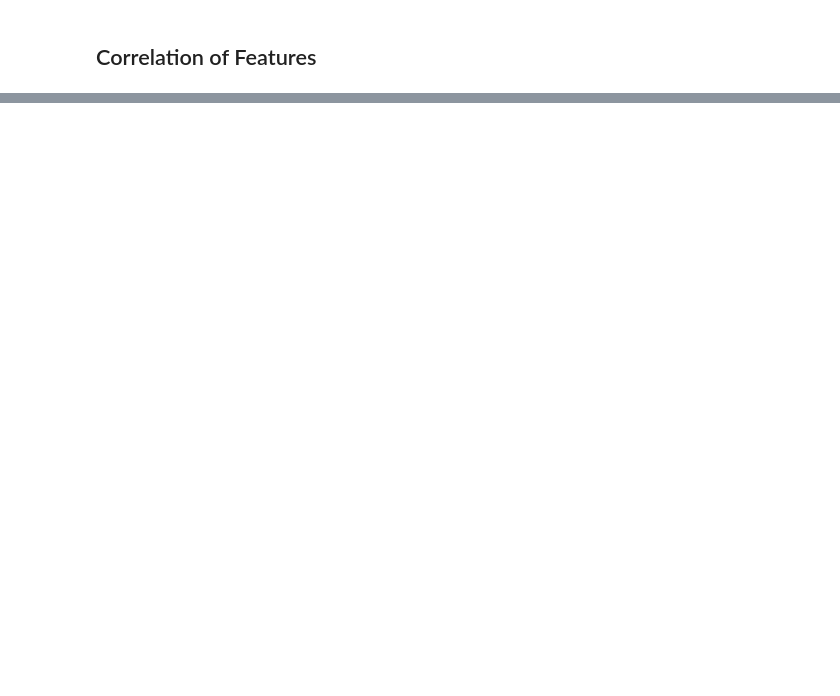
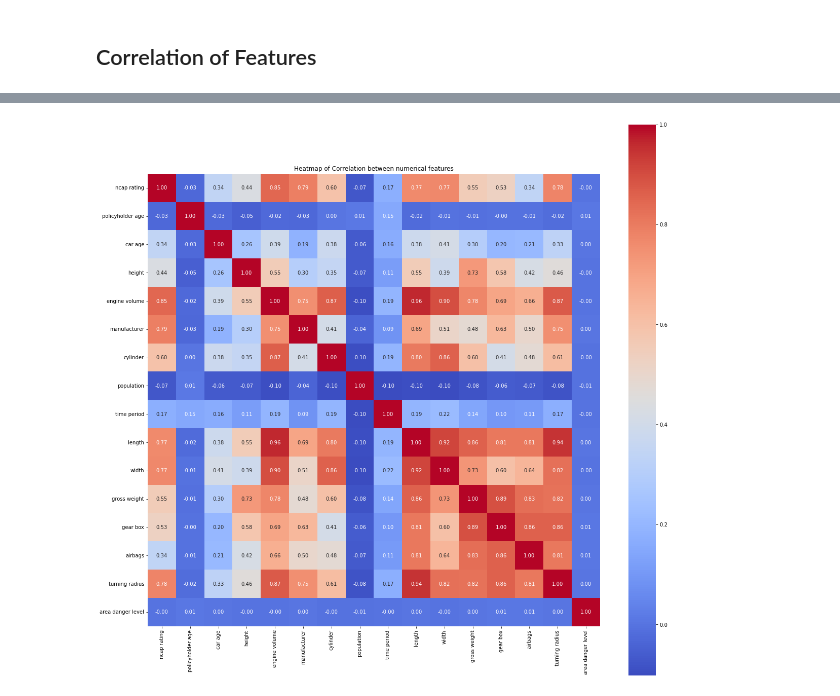
Before and after one commit to Rurushu13/IVAA-Hackaton, a Jupyter notebook: main3.ipynb, the cells around one changed output, grey strips where cells are left out. Cells and saved outputs as stored; diff of their text form; code cells hidden in the pictures; blank space fills up the shorter version.

```diff
--- a/main3.ipynb
+++ b/main3.ipynb
@@ -211,2 +190,28 @@ plt.show()
 # %% [markdown]
 ## Correlation of Features
+# %%
+df_X = df.drop(columns=Target)
+
+numerical_cols = df_X.select_dtypes(include=['float64', 'int64']).columns
+if numerical_cols.size > 0:
+    print("Numerical columns:", numerical_cols)
+else:
+    print("No numerical columns found.")
+
+categorical_cols = df_X.select_dtypes(include=['object']).columns
+if categorical_cols.size > 0:
+    print("Categorical columns:", categorical_cols)
+else:
+    print("No categorical columns found.")
+
+datetime_cols = df_X.select_dtypes(include=['datetime']).columns
+if datetime_cols.size > 0:
+    print("Datetime columns:", datetime_cols)
+else:
+    print("No datetime columns found.")
+
+boolean_cols = df_X.select_dtypes(include=['bool']).columns
+if boolean_cols.size > 0:
+    print("Boolean columns:", boolean_cols)
+else:
+    print("No boolean columns found.")
@@ -212,0 +235,11 @@ plt.show()
+# %%
+
+corr = df[numerical_cols].corr()
+
+fig, ax = plt.subplots(figsize=(20, 20))
+sns.heatmap(corr, annot=True,fmt='.2f', cmap='coolwarm', square=True, ax=ax)
+
+plt.title("Heatmap of Correlation between numerical features")
+plt.show()
+# %% [output]
+[figure, added]
```
Also changed, not shown: parts of 38 cells of this notebook, 1 other file.
